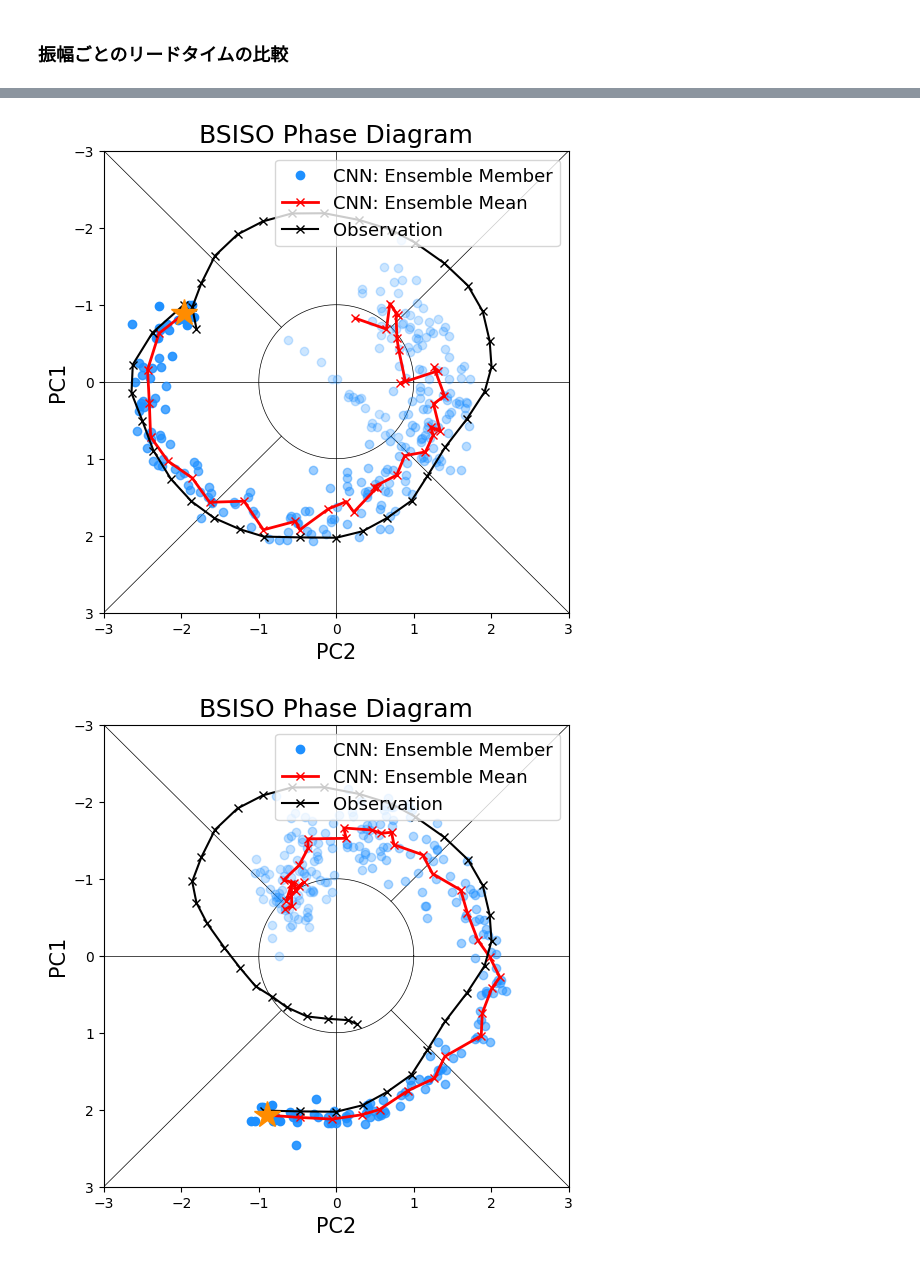
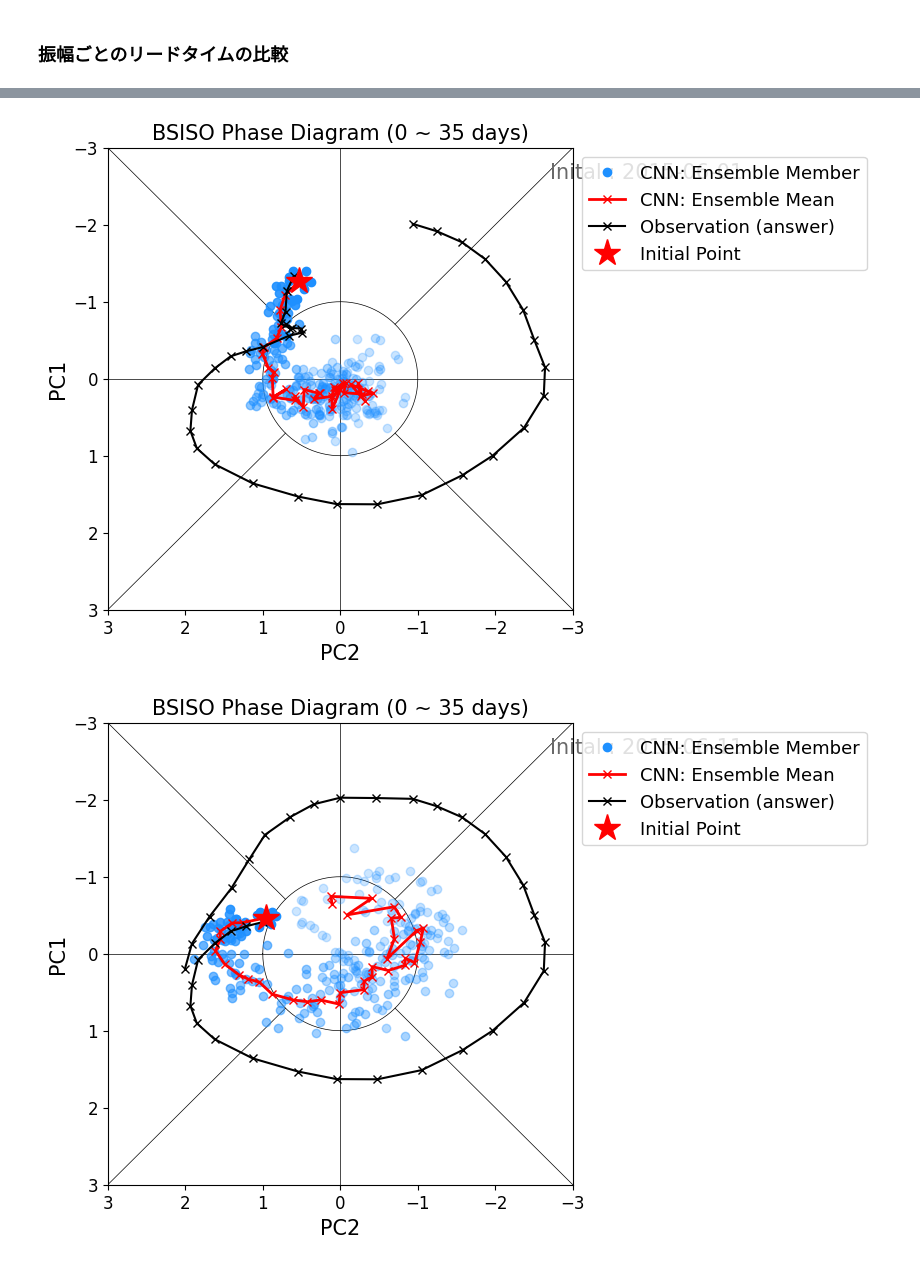
Before and after one commit to Yuumae1/machine_learning, a Jupyter notebook: notebook/cnn_analysis_v2.ipynb, the cells around one changed output, grey strips where cells are left out. Cells and saved outputs as stored; diff of their text form; code cells hidden in the pictures.

```diff
--- a/notebook/cnn_analysis_v2.ipynb
+++ b/notebook/cnn_analysis_v2.ipynb
@@ -120,13 +120,13 @@ print(cor_mm)
 ValueError: setting an array element with a sequence.
 # %%
 # ensemble mean
-high = [0.9, 0.9, 0.9, 0.9, 0.9,
+high = [0.95, 0.95, 0.95, 0.9, 0.9,
         0.8, 0.8, 0.8, 0.8, 0.8,
         0.7, 0.7, 0.6, 0.6, 0.6,
         0.6, 0.6, 0.5, 0.5, 0.5,
         0.5, 0.5, 0.4, 0.4, 0.4,
         0.4, 0.4, 0.3, 0.3, 0.3,
-        0.3, 0.3, 0.3, 0.3, 0.2,
+        0.3, 0.3, 0.25, 0.25, 0.2,
         0.2]
 # lead time ごとに上の閾値を超えるモデルの数をカウント
 esm_all    = np.zeros((pred.shape))
@@ -149,7 +149,8 @@ print('esm_mjjaso : ', esm_mjjaso.shape)
 print('esm_ndjfma : ', esm_ndjfma.shape)
 
 #　ensemble のカウント
-print('esm_menber = ', np.count_nonzero(~np.isnan(esm_all[:,:,0,0]), axis=1))
+menber_nm = np.count_nonzero(~np.isnan(esm_all[:,:,0,0]), axis=1)
+print('esm_menber = ', menber_nm )
 # %% [output]
 esm_all    :  (36, 20, 2520, 2)
 esm_jja    :  (36, 20, 644, 2)
@@ -514,46 +693,50 @@ plt.legend(fontsize=14, framealpha=0.2)
 # %%
 start = 140
-stop  = 170
-for stop in range(25, 88, 10):
+stop  = 0
+rt_jja = rt[jja]
+for stop in range(0, 40, 10):
     plt.figure(figsize=(6,6))
     # r = 1 の円
     theta = np.linspace(0, 2*np.pi, 100)
     x = np.cos(theta)
     y = np.sin(theta)
     plt.plot(x, y, 'k', linewidth=0.5)
     # 中心線
     plt.hlines(0, -3, 3, 'k', linewidth=0.5)
     plt.vlines(0, -3, 3, 'k', linewidth=0.5)
     # 斜線
     plt.plot([-3, -np.sqrt(2)/2], [-3, -np.sqrt(2)/2], 'k', linewidth=0.5)
     plt.plot([np.sqrt(2)/2, 3], [np.sqrt(2)/2, 3], 'k', linewidth=0.5)
     plt.plot([-3, -np.sqrt(2)/2], [3, np.sqrt(2)/2], 'k', linewidth=0.5)
     plt.plot([np.sqrt(2)/2, 3], [-np.sqrt(2)/2, -3], 'k', linewidth=0.5)
 
     lt = np.arange(36)
     #label_box = [f'{i}day' for i in range(0,36,5)]
     label_box = np.arange(0,36,5)
     cmap = plt.get_cmap('winter')
     for tt in range(36):
         if tt == 0:
             #plt.scatter(esm_jja[tt,:,stop,1], -esm_jja[tt,:,stop,0], c=cmap(float(tt)/36), marker='o', label='CNN: Ensemble Member', alpha=0.5)
-            plt.plot(esm_jja[tt,:,stop,1], -esm_jja[tt,:,stop,0], 'o', color='dodgerblue', label='CNN: Ensemble Member', alpha=1/(tt*.1+1))
+            plt.plot(esm_jja[tt,:,stop,1], esm_jja[tt,:,stop,0], 'o', color='dodgerblue', label='CNN: Ensemble Member', alpha=1/(tt*.1+1))
         else:
             #plt.scatter(esm_jja[tt,:,stop,1], -esm_jja[tt,:,stop,0], c=cmap(float(tt)/36), marker='o', alpha=0.5)
-            plt.plot(esm_jja[tt,:,stop,1], -esm_jja[tt,:,stop,0], 'o', color='dodgerblue',  alpha=1/(tt*.1+1))
-    plt.plot(esm_jja_mean[lt,stop,1], -esm_jja_mean[lt,stop,0], 'x', color='r', linestyle='-', linewidth=2., label='CNN: Ensemble Mean')
-    plt.plot(sup_jja[lt,0,stop,1], -sup_jja[lt,0,stop,0], 'x', color='k', linestyle='-', label='Observation')
-    plt.plot(esm_jja_mean[0,stop,1], -esm_jja_mean[0,stop,0], '*', markersize=20,color='darkorange')
+            plt.plot(esm_jja[tt,:,stop,1], esm_jja[tt,:,stop,0], 'o', color='dodgerblue',  alpha=1/(tt*.1+1))
+    plt.plot(esm_jja_mean[lt,stop,1], esm_jja_mean[lt,stop,0], 'x', color='r', linestyle='-', linewidth=2., label='CNN: Ensemble Mean')
+    plt.plot(sup_jja[lt,0,stop,1], sup_jja[lt,0,stop,0], 'x', color='k', linestyle='-', label='Observation (answer)')
+    plt.plot(esm_jja_mean[0,stop,1], esm_jja_mean[0,stop,0], '*', markersize=20, color='r', label='Initial Point')
     #plt.plot(sup_jja[0,0,stop+35,1], sup_jja[0,0,start:stop+35,0], 'x',color='b', linestyle='-', label='observation')
     #for tt, label in enumerate(label_box):
-    #    plt.annotate(label, (esm_jja_mean[tt*5,stop,1], esm_jja_mean[tt*5,stop,0]), fontsize=15,)
+    #    plt.annotate(label, (esm_jja_mean[tt*5,stop,1], -esm_jja_mean[tt*5,stop,0]), fontsize=15, color='r')
     plt.xlabel('PC2', fontsize=15)
     plt.ylabel('PC1', fontsize=15)
-    plt.title('BSISO Phase Diagram', fontsize=18)
-    plt.xlim(-3, 3)
+    plt.xticks(fontsize=12)
+    plt.yticks(fontsize=12)
+    plt.title('BSISO Phase Diagram (0 ~ 35 days)', fontsize=15)
+    plt.text(-2.7, -2.6, f'Inital : {rt_jja[stop].strftime("%Y-%m-%d")}', fontsize=15, color='dimgrey')
+    plt.xlim(3, -3)
     plt.ylim(3, -3)
-
-    plt.legend(fontsize=13, loc='upper right')
+    # legend は枠の外に
+    plt.legend(fontsize=13, loc='upper left', bbox_to_anchor=(1, 1))
 # %% [output]
-[figure, old version]
+[figure, new version]
-[figure, old version]
+[figure, new version]
```
Also changed, not shown: parts of 16 cells of this notebook, 2 other files.
